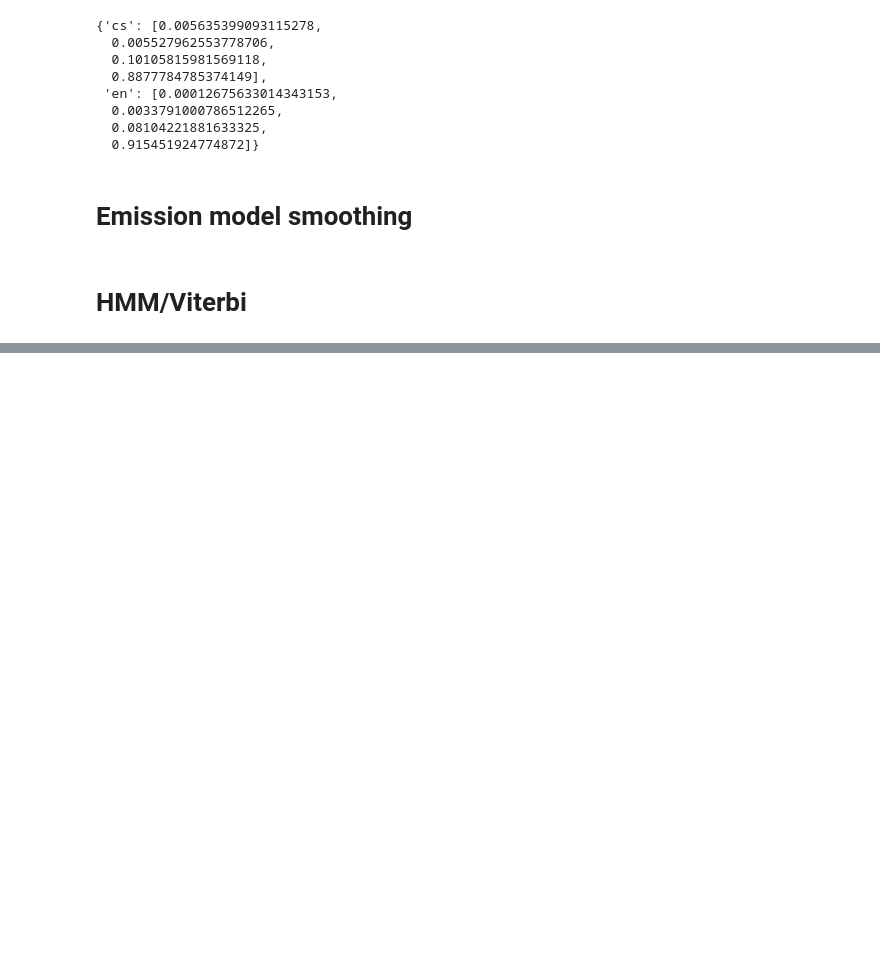
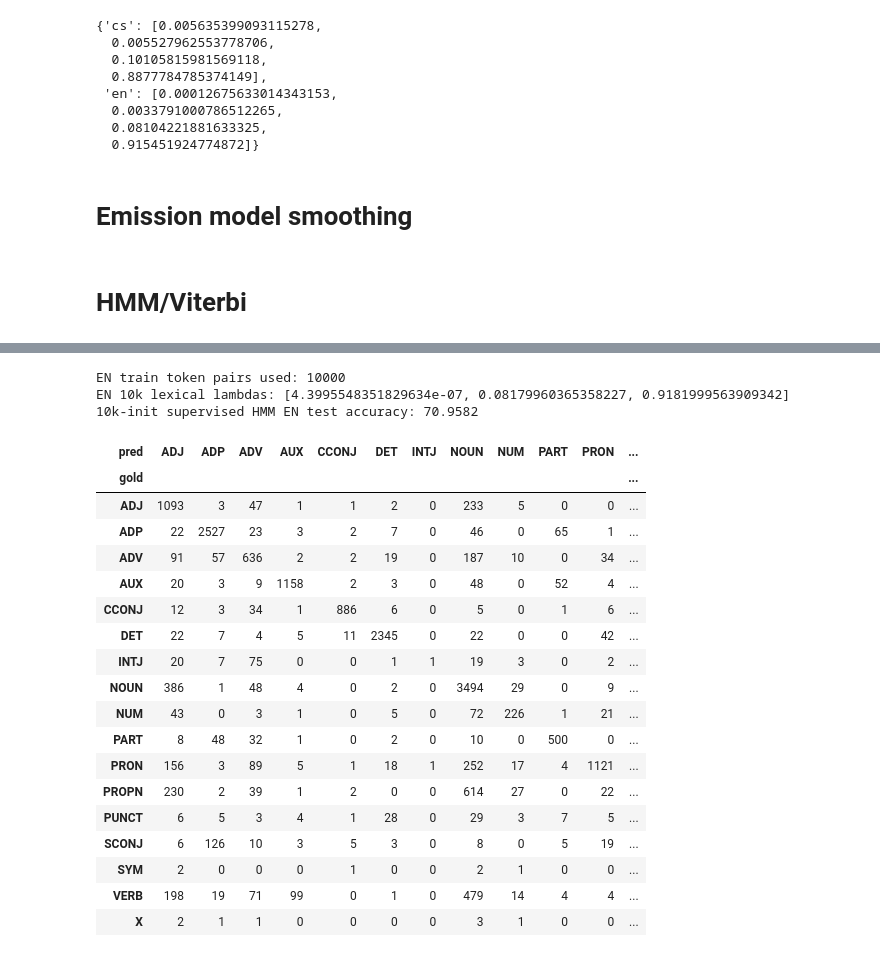
Before and after one commit to patinoboh/nlp, a Jupyter notebook: 03/assignment-03.ipynb, the cells around one changed output, grey strips where cells are left out. Cells and saved outputs as stored; diff of their text form; code cells hidden in the pictures; blank space fills up the shorter version.

```diff
--- a/03/assignment-03.ipynb
+++ b/03/assignment-03.ipynb
@@ -784,0 +749,44 @@ Unsupervised HMM (init, 10k supervised) CS confusion matrix below
+# %%
+# ---- 10k SUPERVISED INIT (EN) ----
+tok10k_en, tag10k_en = take_first_n_pairs(tokens["train"]["en"], tags["train"]["en"], 10_000)
+print("EN train token pairs used:", sum(len(s) for s in tok10k_en))
+
+# transitions built from the 10k subset (but still using em_lambdas["en"])
+logp_trans_10k_en, tagset_10k_en = build_logp_trans_from_train_tags("en", tag10k_en)
+
+# lexical model built from the 10k subset, lambdas learned on full dev
+lex_10k_en = train_lexical_model(tok10k_en, tag10k_en,
+                                 tokens["dev"]["en"], tags["dev"]["en"],
+                                 unk_threshold=1, add_alpha=0.0)
+print("EN 10k lexical lambdas:", lex_10k_en["lambdas"])
+
+# decode + evaluate on EN test
+en10k_acc, en10k_cm, _ = decode_and_eval("en",
+    tokens["test"]["en"], tags["test"]["en"],
+    logp_trans_10k_en, tagset_10k_en, lex_10k_en
+)
+print("10k-init supervised HMM EN test accuracy:", f"{en10k_acc:.4f}")
+display(en10k_cm)
+# %% [output]
+EN train token pairs used: 10000
+EN 10k lexical lambdas: [4.3995548351829634e-07, 0.08179960365358227, 0.9181999563909342]
+10k-init supervised HMM EN test accuracy: 70.9582
+| pred | ADJ | ADP | ADV | AUX | CCONJ | DET | INTJ | NOUN | NUM | PART | PRON | ... |
+| gold |  |  |  |  |  |  |  |  |  |  |  | ... |
+| ADJ | 1093 | 3 | 47 | 1 | 1 | 2 | 0 | 233 | 5 | 0 | 0 | ... |
+| ADP | 22 | 2527 | 23 | 3 | 2 | 7 | 0 | 46 | 0 | 65 | 1 | ... |
+| ADV | 91 | 57 | 636 | 2 | 2 | 19 | 0 | 187 | 10 | 0 | 34 | ... |
+| AUX | 20 | 3 | 9 | 1158 | 2 | 3 | 0 | 48 | 0 | 52 | 4 | ... |
+| CCONJ | 12 | 3 | 34 | 1 | 886 | 6 | 0 | 5 | 0 | 1 | 6 | ... |
+| DET | 22 | 7 | 4 | 5 | 11 | 2345 | 0 | 22 | 0 | 0 | 42 | ... |
+| INTJ | 20 | 7 | 75 | 0 | 0 | 1 | 1 | 19 | 3 | 0 | 2 | ... |
+| NOUN | 386 | 1 | 48 | 4 | 0 | 2 | 0 | 3494 | 29 | 0 | 9 | ... |
+| NUM | 43 | 0 | 3 | 1 | 0 | 5 | 0 | 72 | 226 | 1 | 21 | ... |
+| PART | 8 | 48 | 32 | 1 | 0 | 2 | 0 | 10 | 0 | 500 | 0 | ... |
+| PRON | 156 | 3 | 89 | 5 | 1 | 18 | 1 | 252 | 17 | 4 | 1121 | ... |
+| PROPN | 230 | 2 | 39 | 1 | 2 | 0 | 0 | 614 | 27 | 0 | 22 | ... |
+| PUNCT | 6 | 5 | 3 | 4 | 1 | 28 | 0 | 29 | 3 | 7 | 5 | ... |
+| SCONJ | 6 | 126 | 10 | 3 | 5 | 3 | 0 | 8 | 0 | 5 | 19 | ... |
+| SYM | 2 | 0 | 0 | 0 | 1 | 0 | 0 | 2 | 1 | 0 | 0 | ... |
+| VERB | 198 | 19 | 71 | 99 | 0 | 1 | 0 | 479 | 14 | 4 | 4 | ... |
+| X | 2 | 1 | 1 | 0 | 0 | 0 | 0 | 3 | 1 | 0 | 0 | ... |
```
Also changed, not shown: parts of 13 cells of this notebook.
